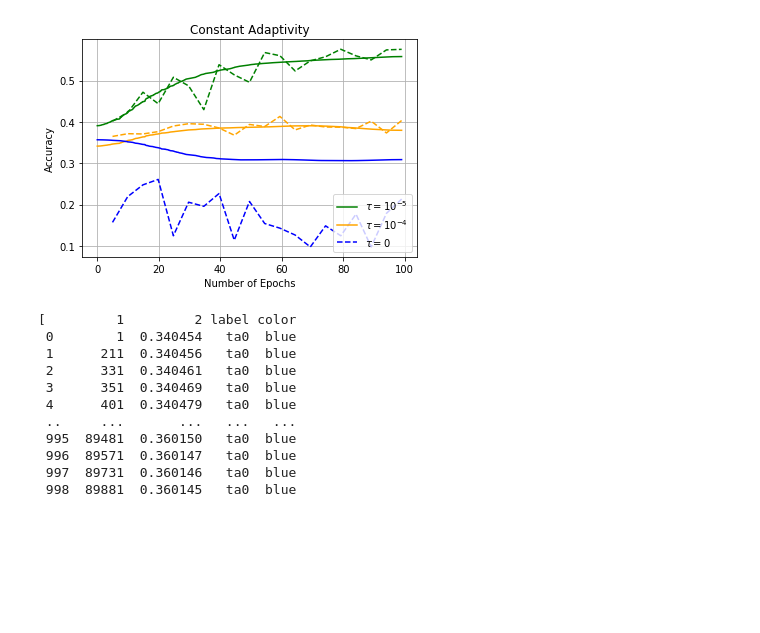
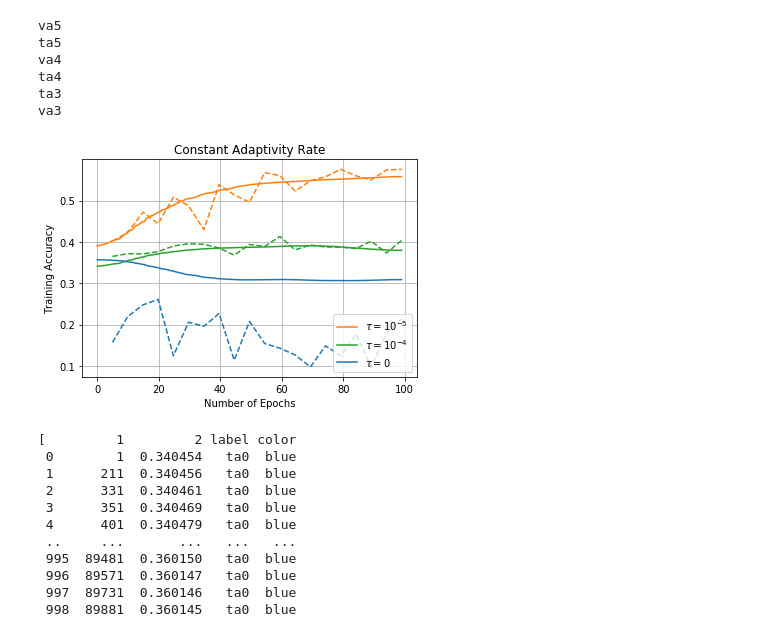
Before and after one commit to bsridatta/Rethinking-Binarized-Neural-Network-Optimization, a Jupyter notebook: notebooks/accuracy_gamma_const.ipynb, the cells around one changed output. Cells and saved outputs as stored; diff of their text form; code cells hidden in the pictures; blank space fills up the shorter version.

Commit message:
fixing plots

```diff
--- a/notebooks/accuracy_gamma_const.ipynb
+++ b/notebooks/accuracy_gamma_const.ipynb
@@ -24,7 +24,7 @@ s = sympy.symbols
 graphs = []
 log_path = "/home/datta/lab/Rethinking-Binarized-Neural-Network-Optimization/logs/hyperparameter_logs/acc/"
 files = ["pit6g2","pit6g3","pit6g4"]
-colors = ['','','','blue','orange','green']
+colors = ['','','','#1f77b4','#2ca02c','#ff7f0e']
 
 files = ["ta3","ta4","ta5","va3","va4","va5"]
 for file in files: #os.listdir(log_path):
@@ -49,33 +49,39 @@ sorted_graphs = sorted(graphs, key = best_acc, reverse=True)
 # %%
 %matplotlib inline
 fig, ax = plt.subplots(1, 1)
 _ = plt.rcParams['figure.figsize'] = (15, 5)
 
 labels = []
-for df in sorted_graphs:
+for i, df in enumerate(sorted_graphs):
     _ = ax.plot(df[1]/909, df[2], df['color'][0], linestyle=df['style'][0])
     labels.append(df['label'][0])
+    print(df['label'][0])
 
-#     print(df['label'][0])
 # _ = plt.ylim(0.8, 1)
-_ = plt.title(r"Constant Adaptivity")
+_ = plt.title(r"Constant Adaptivity Rate")
 _ = plt.grid(True)
 _ = plt.xlabel("Number of Epochs")
-_ = plt.ylabel("Accuracy")
+_ = plt.ylabel("Training Accuracy")
 
 
 labels = [
     "_nolegend_",
     r'$\tau = 10^{-5}$',
     "_nolegend_",
     r'$\tau = 10^{-4}$',
-    "_nolegend_",
-    r'$\tau = 0$'
+    r'$\tau = 0$',
+    "_nolegend_"
 ]
 # g 5 y 4 b 3
 _ = ax.legend(labels, loc=4)
 # %% [output]
+va5
+ta5
+va4
+ta4
+ta3
+va3
-[figure, old version]
+[figure, new version]
 # %%
 fig.savefig("plots/acc_gamma_const_rect.png")
 # %%
```
Also changed, not shown: 7 other files.
